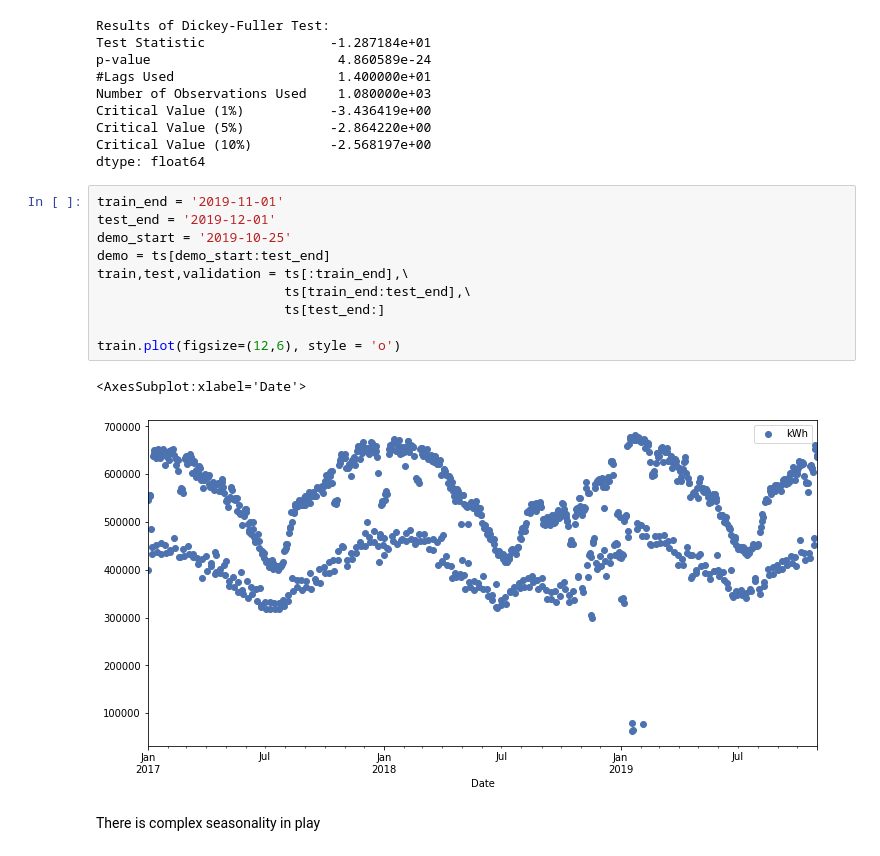
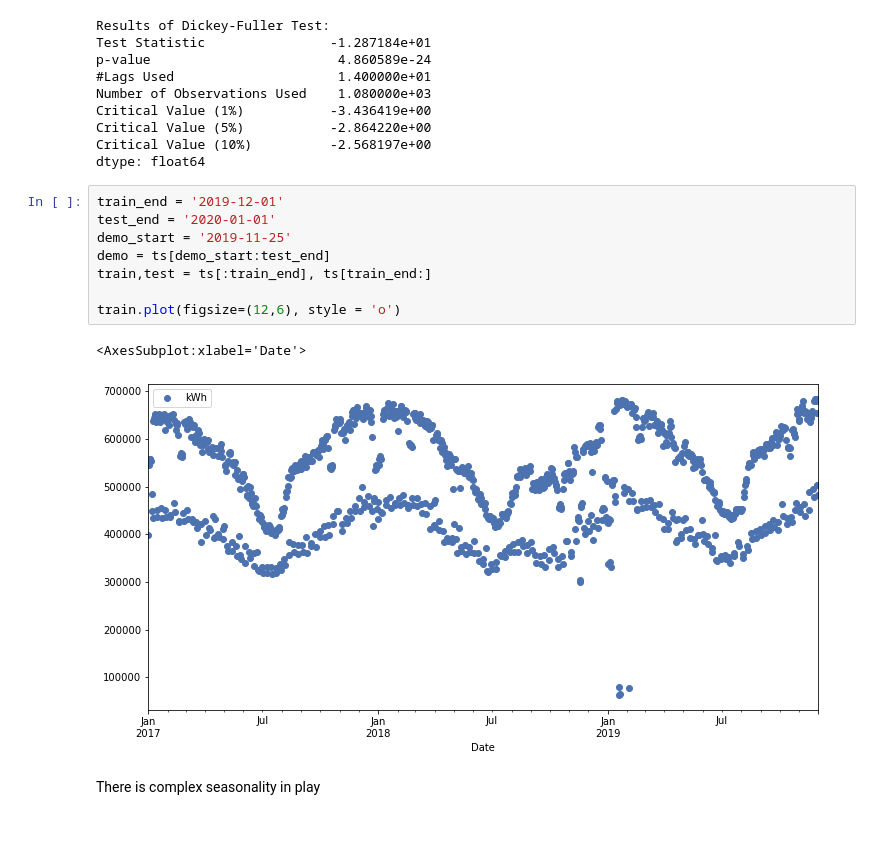
Before and after one commit to quan-possible/energy-demand-prediction, a Jupyter notebook: daily/modeling.ipynb, the cells around one changed output. Cells and saved outputs as stored; diff of their text form.

```diff
--- a/daily/modeling.ipynb
+++ b/daily/modeling.ipynb
@@ -105,18 +107,16 @@ Critical Value (5%)           -2.864220e+00
 Critical Value (10%)          -2.568197e+00
 dtype: float64
 # %%
-train_end = '2019-11-01'
-test_end = '2019-12-01'
-demo_start = '2019-10-25'
+train_end = '2019-12-01'
+test_end = '2020-01-01'
+demo_start = '2019-11-25'
 demo = ts[demo_start:test_end]
-train,test,validation = ts[:train_end],\
-                        ts[train_end:test_end],\
-                        ts[test_end:]
+train,test = ts[:train_end], ts[train_end:]
 
 train.plot(figsize=(12,6), style = 'o')
 # %% [output]
 <AxesSubplot:xlabel='Date'>
-[figure, old version]
+[figure, new version]
 # %% [markdown]
 There is complex seasonality in play
 # %%
```
Also changed, not shown: parts of 14 cells of this notebook, 2 other files.
